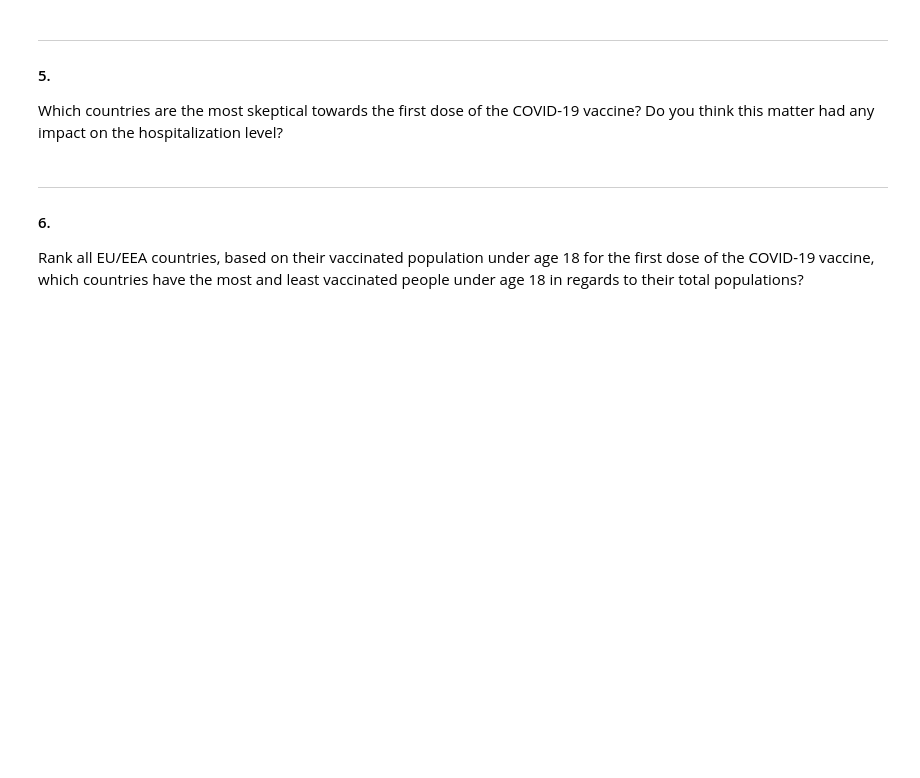
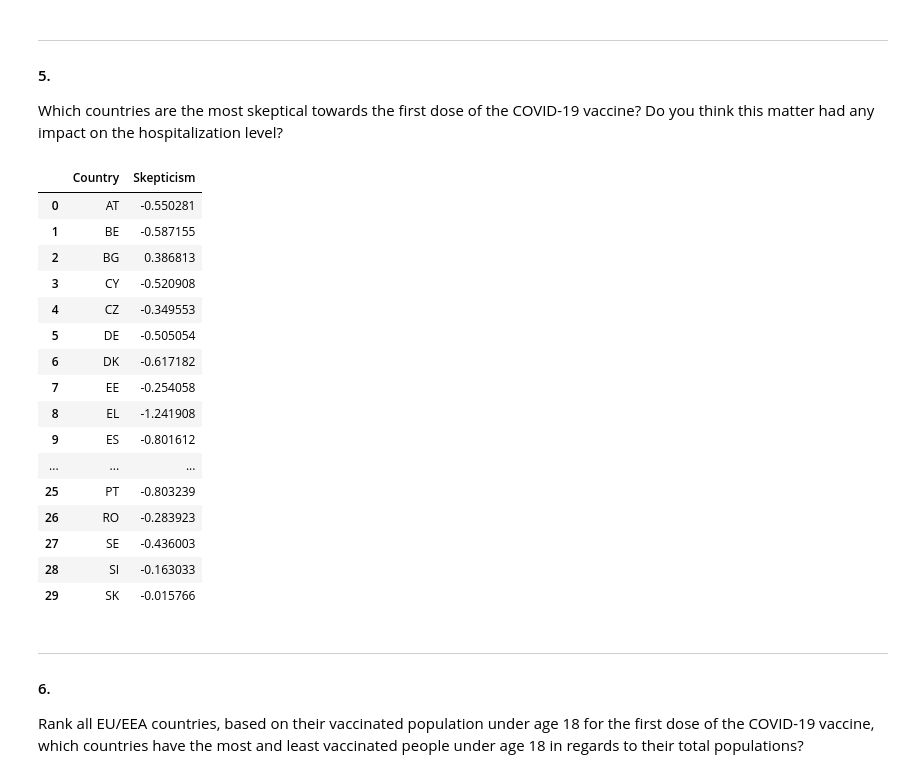
Before and after one commit to Globose/dv1597, a Jupyter notebook: a2/book.ipynb, the cells around one changed output. Drawn from its saved outputs; the diff is of its cells as text; code cells hidden in the pictures; blank space fills up the shorter version.

```diff
--- a/a2/book.ipynb
+++ b/a2/book.ipynb
@@ -428,6 +342,45 @@ largest_target_group_df
 ***
 #### 5.
 Which countries are the most skeptical towards the first dose of the COVID-19 vaccine? Do you think this matter had any impact on the hospitalization level?
+# %%
+# maybe more ICU when skepticism!?
+# Remove TargetGroups under 18 because not all youths were able to get vaccinated and would look sceptical in the data
+kids = ['Age<18', 'Age0_4', 'Age5_9', 'Age10_14', 'Age15_17']
+df_firstdose = df_vaccination[~df_vaccination['TargetGroup'].isin(kids)]
+
+# Create dataframe with summed up NumberDosesReceived for each vaccine
+df_firstdose = df_vaccination.groupby('ReportingCountry')['FirstDose'].sum().reset_index()
+
+df_firstdose['Population'] = df_firstdose['ReportingCountry'].map(pop_dict)
+
+# Calculate skepticism as 1 - (FirstDose / Population)
+df_firstdose['Skepticism'] = 1 - (df_firstdose['FirstDose'] / df_firstdose['Population'])
+
+# Create a new DataFrame with 'Country' and 'Skepticism' columns
+df_skepticism = df_firstdose[['ReportingCountry', 'Skepticism']]
+
+# Rename the 'ReportingCountry' column to 'Country' for consistency
+df_skepticism = df_skepticism.rename(columns={'ReportingCountry': 'Country'})
+
+df_skepticism
+# %% [output]
+|  | Country | Skepticism |
+| 0 | AT | -0.550281 |
+| 1 | BE | -0.587155 |
+| 2 | BG | 0.386813 |
+| 3 | CY | -0.520908 |
+| 4 | CZ | -0.349553 |
+| 5 | DE | -0.505054 |
+| 6 | DK | -0.617182 |
+| 7 | EE | -0.254058 |
+| 8 | EL | -1.241908 |
+| 9 | ES | -0.801612 |
+| ... | ... | ... |
+| 25 | PT | -0.803239 |
+| 26 | RO | -0.283923 |
+| 27 | SE | -0.436003 |
+| 28 | SI | -0.163033 |
+| 29 | SK | -0.015766 |
 # %% [markdown]
 ***
 #### 6.
```
Also changed, not shown: parts of 1 cell of this notebook.
